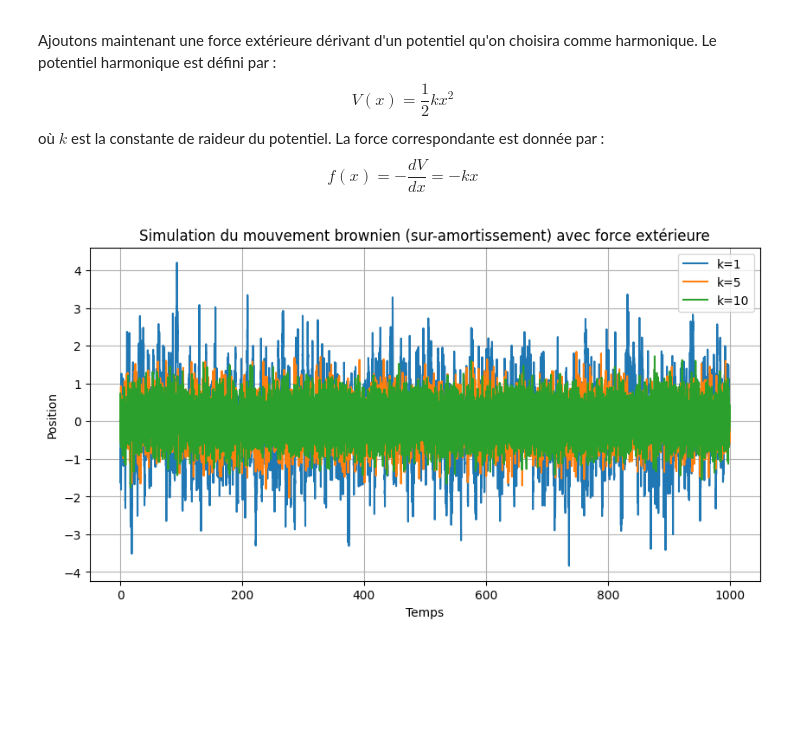
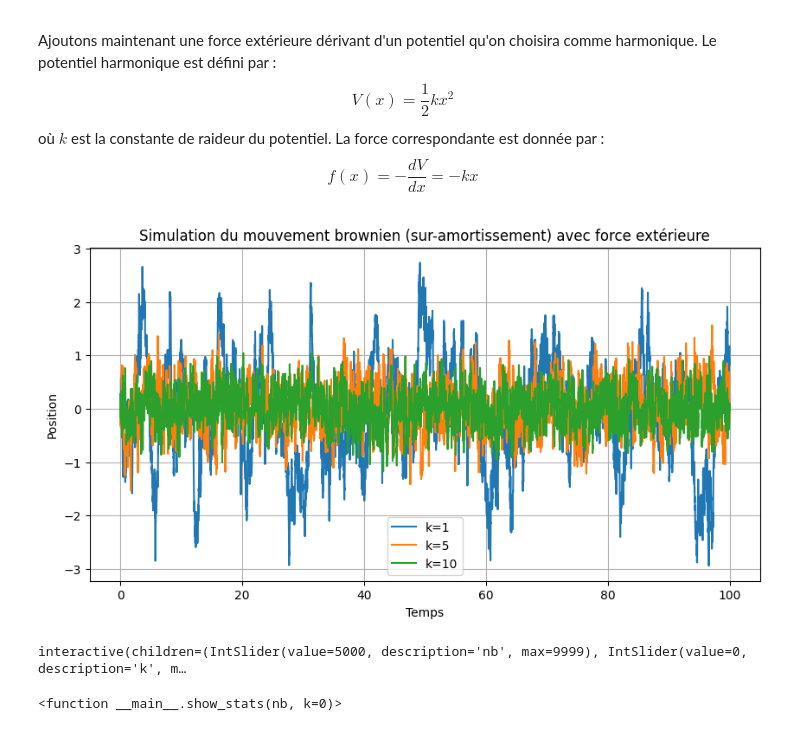
Before and after one commit to ostix360/Brownian-Motion, a Jupyter notebook: CR.ipynb, the cells around one changed output. Drawn from its saved outputs; the diff is of its cells as text; code cells hidden in the pictures; blank space fills up the shorter version.

Commit message:
merge stat

```diff
--- a/CR.ipynb
+++ b/CR.ipynb
@@ -30,9 +30,10 @@ from free_particle import euler_maruyama
 
 # Paramètres de la simulation
 step = 10000 # Nombre de pas de temps
-dt = 0.1 # Pas de temps
+dt = 0.01 # Pas de temps
 gamma = 1.0 # Coefficient de friction
 D = 1.0 # Coefficient de diffusion
+x0 = 0.0 # Position initiale
 
 # Simulation du mouvement brownien
 T = step*dt # Temps total de simulation
@@ -40,22 +41,8 @@ x = euler_maruyama(D, gamma, T, dt)
 t = np.arange(0, T, dt)
 
 # Simulation de plusieurs random-walk pour faire la moyenne sur plein
-n_walks = 100
-x_walks = np.zeros((n_walks, step))
-for i in range(n_walks):
-    x_walks[i] = euler_maruyama(D, gamma, T, dt)[:, 0]
-
+n_walks = 1_000
+x_0 = np.zeros((n_walks,))
+x_walks = euler_maruyama(D, gamma, T, dt, x0=x_0)
 x_mean = np.mean(x_walks, axis=0)
 x_var = np.var(x_walks, axis=0)
-print(f"Moyenne sur {n_walks} random-walks : {x_mean}")
-print(f"Variance sur {n_walks} random-walks : {x_var}")
-
-# Tracé de la trajectoire
-plt.figure(figsize=(10, 5))
-plt.plot(t, x, label='Trajectoire du mouvement brownien')
-plt.xlabel('Temps')
-plt.ylabel('Position')
-plt.title('Simulation du mouvement brownien (sur-amortissement) avec D={}'.format(D))
-plt.legend()
-plt.grid()
-plt.show()
@@ -99,24 +120,49 @@ où $k$ est la constante de raideur du potentiel. La force correspondante est do
 $$f(x) = -\frac{dV}{dx} = -kx$$
 # %%
 ## Paramètres changés pour cette résolution
+n_walks = 1000
 k_liste = [1, 5, 10]
 D = 1.0 # Coefficient de diffusion
-y = np.zeros((len(k_liste), step))
+y = np.zeros((len(k_liste), step, n_walks,))
+x_0 = np.zeros((n_walks,))
 
 # Simulation du mouvement brownien avec force extérieure
 for i, k in enumerate(k_liste):
-    y[i] = euler_maruyama(D, gamma, T, dt, f=lambda x: -k*x)[:, 0]
+    y[i] = euler_maruyama(D, gamma, T, dt, f=lambda x: -k*x, x0=x_0)
 
+
+walk_nb = 500
 # Tracé de la trajectoire
 plt.figure(figsize=(10, 5))
 for i, k in enumerate(k_liste):
-    plt.plot(t, y[i], label='k={}'.format(k))
+    plt.plot(t, y[i, :, walk_nb], label='k={}'.format(k))
 
 plt.xlabel('Temps')
 plt.ylabel('Position')
 plt.title('Simulation du mouvement brownien (sur-amortissement) avec force extérieure')
 plt.legend()
 plt.grid()
 plt.show()
 # %% [output]
-[figure, old version]
+[figure, new version]
+# %%
+def show_stats(nb, k=0):
+    plt.figure(figsize=(8, 4))
+    plt.hist(y[k, nb], bins=80, density=True)
+    plt.xlabel("Position")
+    plt.ylabel("Densite de probabilite")
+    plt.title("Distribution des positions sur {} random-walks".format(n_walks))
+    plt.show()
+
+nb_slider = widgets.IntSlider(
+    value=5000,
+    min=0,
+    max=y.shape[1] - 1,
+    step=1,
+    description="nb",
+)
+
+widgets.interact(show_stats, nb=nb_slider, k=widgets.IntSlider(value=0, min=0, max=len(k_liste)-1, step=1, description="k"))
+# %% [output]
+interactive(children=(IntSlider(value=5000, description='nb', max=9999), IntSlider(value=0, description='k', m…
+<function __main__.show_stats(nb, k=0)>
```
Also changed, not shown: parts of 5 cells of this notebook, 1 other file.
